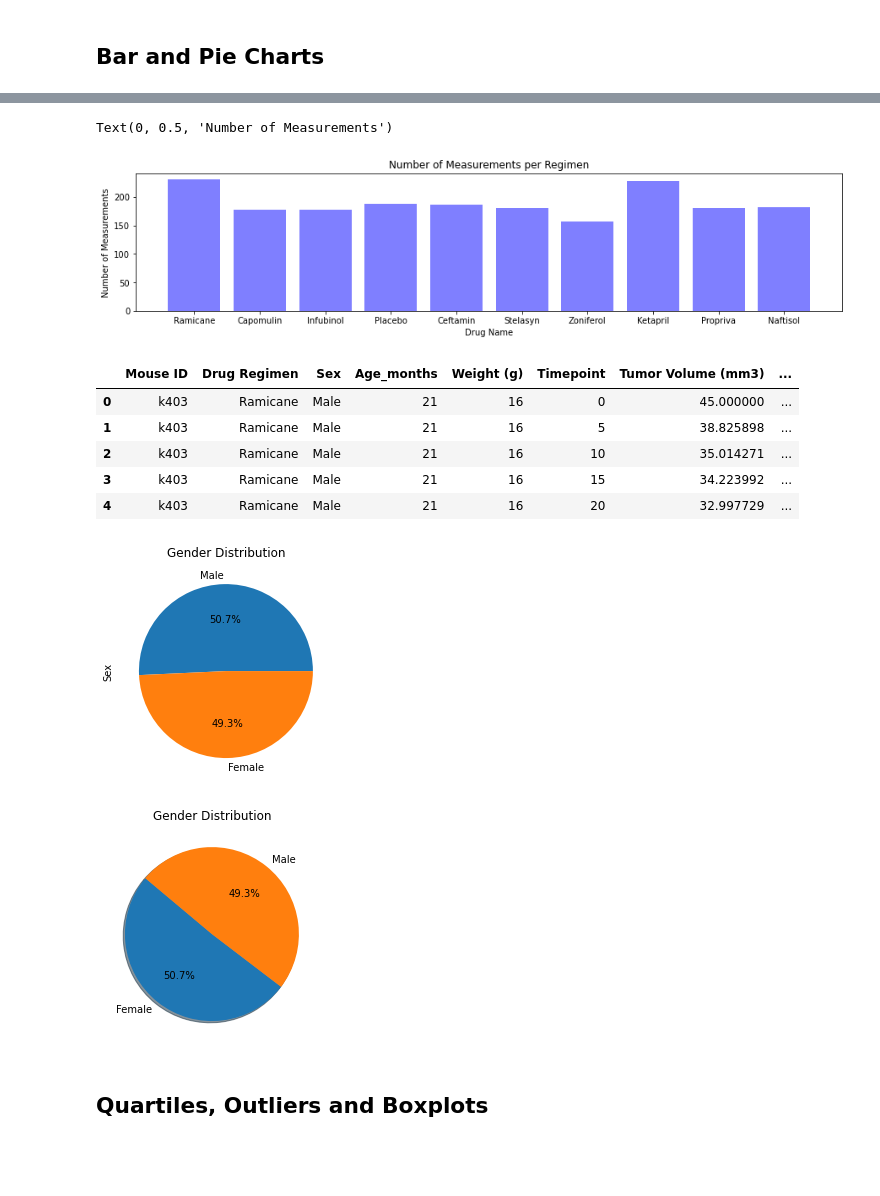
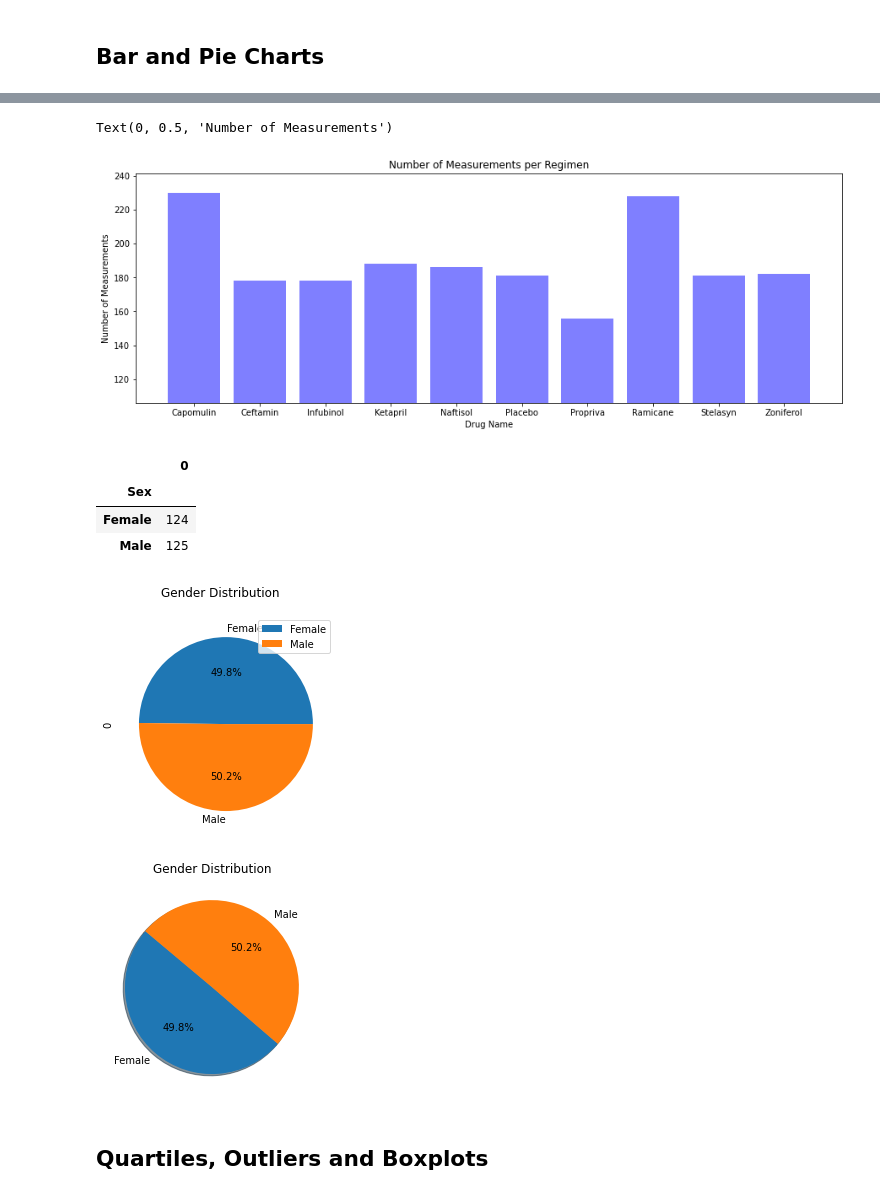
Before and after one commit to nadiarichards/matplotlib_challenge, a Jupyter notebook: Pymaceuticals/pymaceuticals_starter.ipynb, the cells around one changed output, grey strips where cells are left out. Cells and saved outputs as stored; diff of their text form; code cells hidden in the pictures; blank space fills up the shorter version.

```diff
--- a/Pymaceuticals/pymaceuticals_starter.ipynb
+++ b/Pymaceuticals/pymaceuticals_starter.ipynb
@@ -247,0 +268,3 @@ bar_chart_df.plot(kind='bar', figsize=(12,3), title ='Number of Measurements per
+# %%
+bar_chart_df_index = clean_pharma_df.groupby("Drug Regimen")[["Timepoint"]].count().reset_index()
+bar_chart_df_index
@@ -248,36 +298,37 @@ bar_chart_df.plot(kind='bar', figsize=(12,3), title ='Number of Measurements per
 # %%
 # Generate a bar plot showing the total number of measurements taken on each drug regimen using pyplot.
-plt.figure(figsize=(15,3))
-plt.bar(x_axis_bar, y_axis_bar, color='b', alpha=0.5, align="center")
+
+plt.figure(figsize=(15,5))
+plt.bar(bar_chart_df_index["Drug Regimen"], bar_chart_df_index["Timepoint"], color='b', alpha=0.5, align="center")
+plt.ylim(min(bar_chart_df_index["Timepoint"]) - 50)
+
 plt.title("Number of Measurements per Regimen")
 plt.xlabel("Drug Name")
 plt.ylabel("Number of Measurements")
 # %% [output]
 Text(0, 0.5, 'Number of Measurements')
-[figure, old version]
+[figure, new version]
-# %%
-clean_pharma_df.head()
-# %% [output]
-|  | Mouse ID | Drug Regimen | Sex | Age_months | Weight (g) | Timepoint | Tumor Volume (mm3) | ... |
-| 0 | k403 | Ramicane | Male | 21 | 16 | 0 | 45.000000 | ... |
-| 1 | k403 | Ramicane | Male | 21 | 16 | 5 | 38.825898 | ... |
-| 2 | k403 | Ramicane | Male | 21 | 16 | 10 | 35.014271 | ... |
-| 3 | k403 | Ramicane | Male | 21 | 16 | 15 | 34.223992 | ... |
-| 4 | k403 | Ramicane | Male | 21 | 16 | 20 | 32.997729 | ... |
+# %%
+mouse_gender=clean_pharma_df.groupby(['Mouse ID','Sex']).size().reset_index().groupby('Sex')[[0]].count()
+mouse_gender
+# %% [output]
+|  | 0 |
+| Sex |  |
+| Female | 124 |
+| Male | 125 |
 # %%
-pandas_pie=clean_pharma_df["Sex"].value_counts()
-pandas_pie.plot(kind='pie', autopct='%1.1f%%', title="Gender Distribution")
+mouse_gender.plot(kind='pie', subplots=True, autopct='%1.1f%%', title="Gender Distribution")
 plt.show()
 # %% [output]
-[figure, old version]
+[figure, new version]
 # %%
 # Generate a pie plot showing the distribution of female versus male mice using pyplot
 
-plt.pie(pandas_pie, labels = ["Female", "Male"], autopct="%1.1f%%", shadow=True, startangle=140)
+plt.pie(mouse_gender, labels = ["Female", "Male"], autopct="%1.1f%%", shadow=True, startangle=140)
 plt.title("Gender Distribution")
 plt.show()
 # %% [output]
-[figure, old version]
+[figure, new version]
 # %% [markdown]
 ## Quartiles, Outliers and Boxplots
 # %%
```
Also changed, not shown: parts of 6 cells of this notebook.
